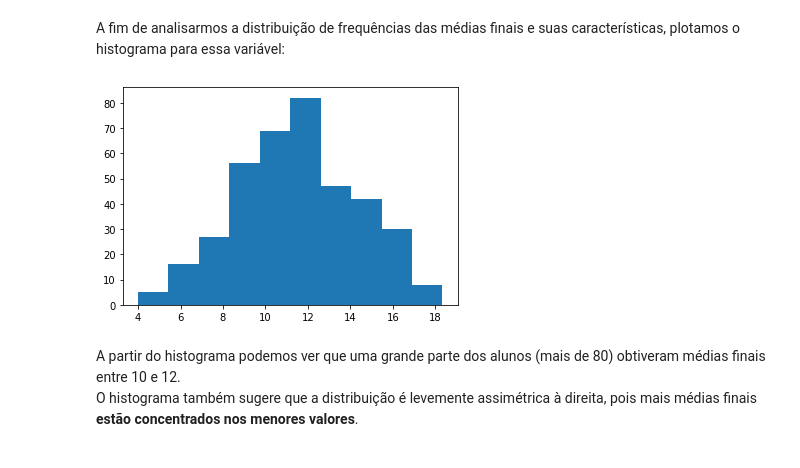
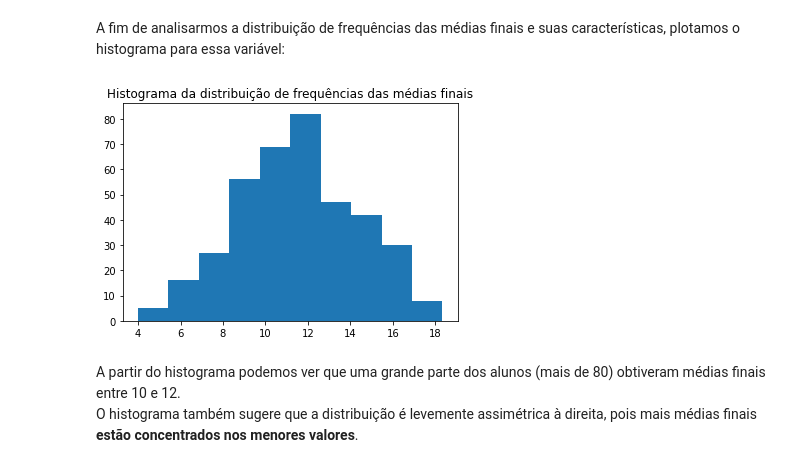
Before and after one commit to shl0mo/DataAnalysis_Students-Pandas, a Jupyter notebook: Estudantes.ipynb, the cells around one changed output. Saved outputs shown, nothing was run; the diff lists cells and outputs as text; code cells hidden in the pictures.

```diff
--- a/Estudantes.ipynb
+++ b/Estudantes.ipynb
@@ -216,10 +219,11 @@ print(maior_media_gf);
 ## Histograma das médias finais, assimetria e curtose
 # %% [markdown]
 A fim de analisarmos a distribuição de frequências das médias finais e suas características, plotamos o histograma para essa variável:
-# %%
-plt.hist(df['GF'], tuitle=);
-# %% [output]
-[figure, removed]
+# %%
+plt.hist(df['GF']);
+plt.title('Histograma da distribuição de frequências das médias finais');
+# %% [output]
+[figure, added]
 # %% [markdown]
 A partir do histograma podemos ver que uma grande parte dos alunos (mais de 80) obtiveram médias finais entre 10 e 12. <br>
 O histograma também sugere que a distribuição é levemente assimétrica à direita, pois mais médias finais **estão concentrados nos menores valores**.
```
Also changed, not shown: parts of 26 cells of this notebook.
